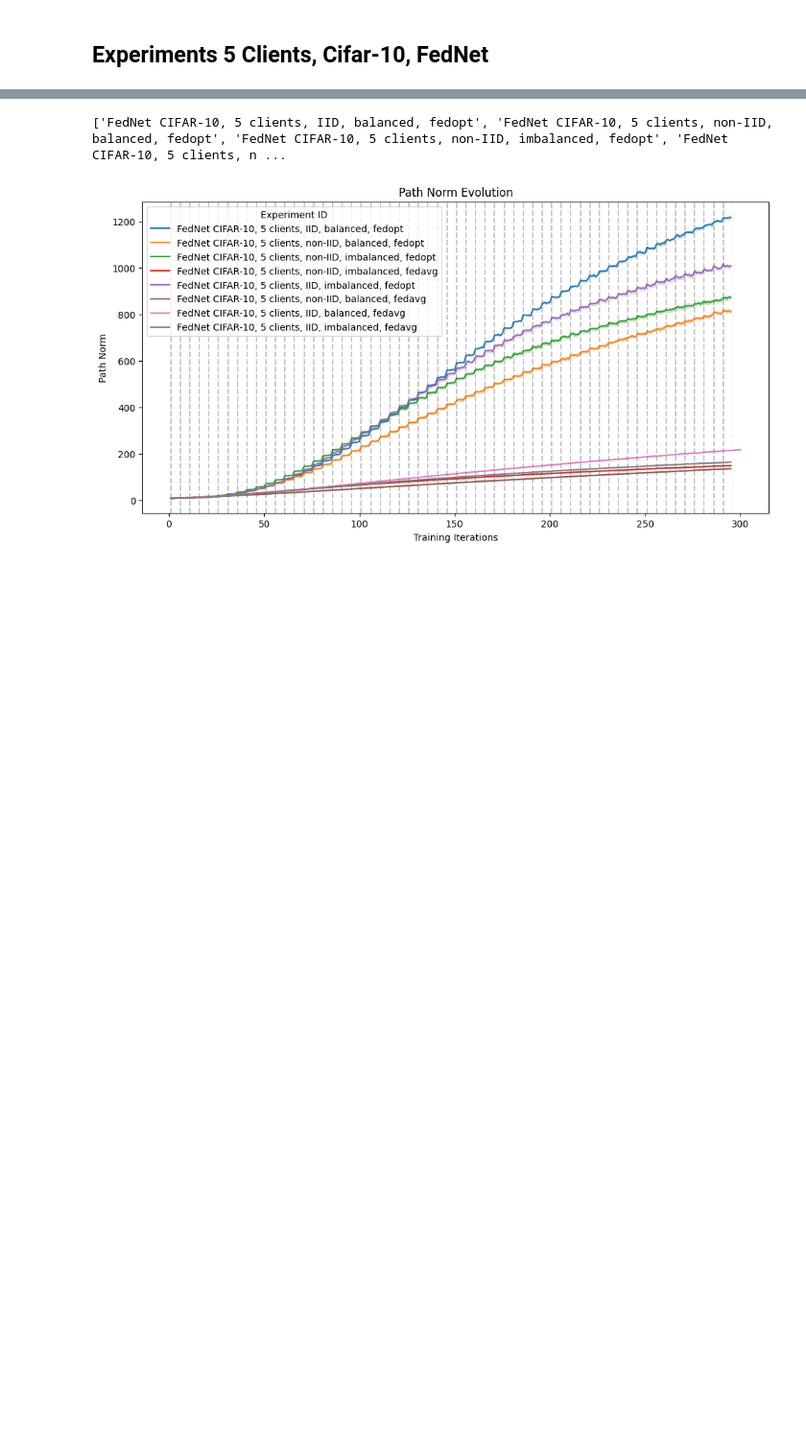
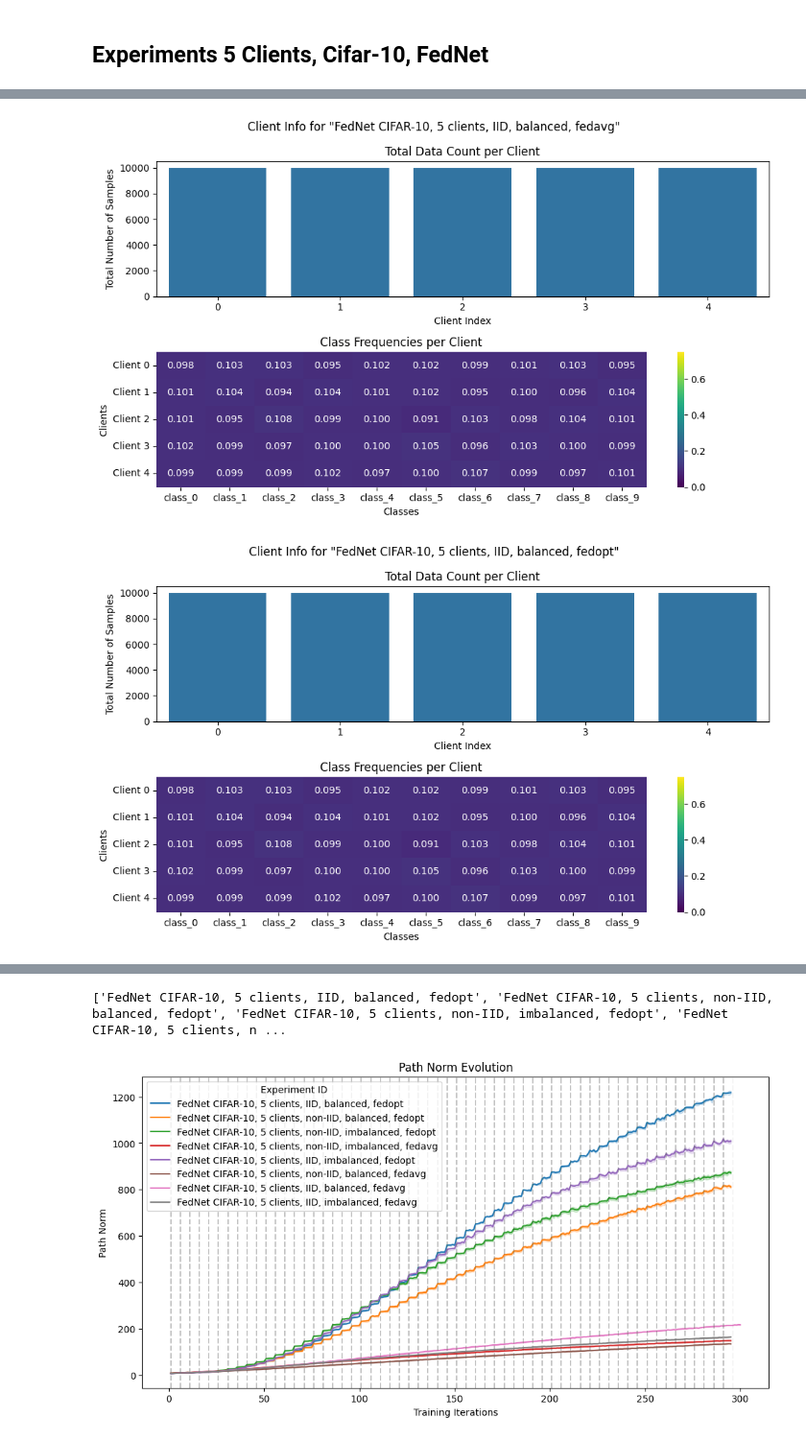
Before and after one commit to vaughankraska/fedland, a Jupyter notebook: scripts/analyze_fednet_cifar_5c.ipynb, the cells around one changed output, grey strips where cells are left out. Shown at 96% size. Cells and saved outputs as stored; diff of their text form; code cells hidden in the pictures; blank space fills up the shorter version.

```diff
--- a/scripts/analyze_fednet_cifar_5c.ipynb
+++ b/scripts/analyze_fednet_cifar_5c.ipynb
@@ -45,0 +41,6 @@ memory usage: 1.5+ MB
+# %%
+for eid in experiment_ids:
+    plot_client_info(experiment_id=eid, results_path="../results", figsize=(10, 6))
+# %% [output]
+[figure, added]
+[figure, added]
```
Also changed, not shown: parts of 4 cells of this notebook, 2 other files.
